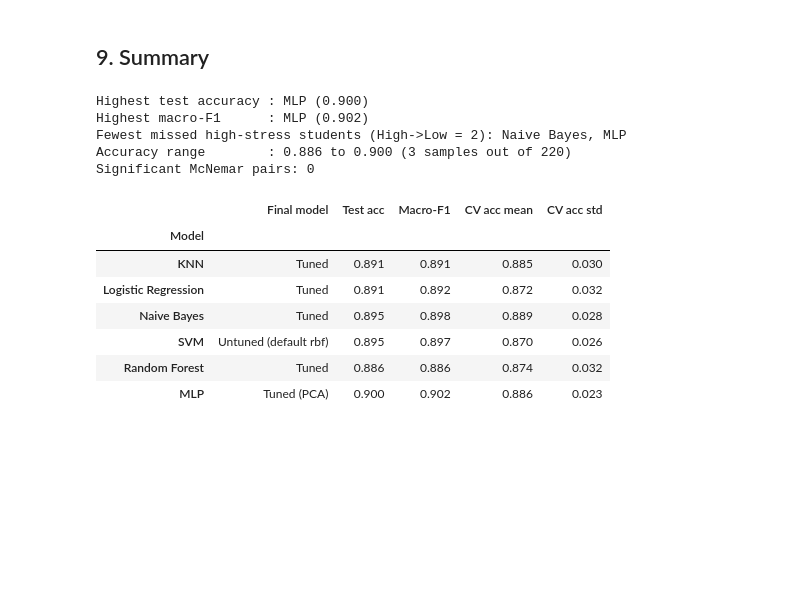
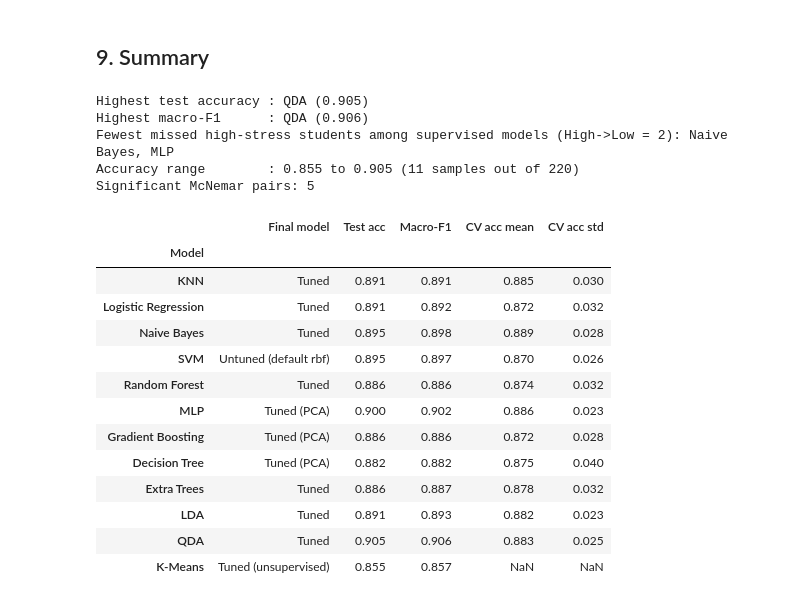
Before and after one commit to chandiracje/AIMAL_Project_Y2S1_G8.1_03, a Jupyter notebook: notebooks/Model_Comparison.ipynb, the cells around one changed output. Drawn from its saved outputs; the diff is of its cells as text; code cells hidden in the pictures; blank space fills up the shorter version.

```diff
--- a/notebooks/Model_Comparison.ipynb
+++ b/notebooks/Model_Comparison.ipynb
@@ -54,7 +56,14 @@ REGISTRY = {
     "SVM":                 ("svm_model.pkl",                 "pca",         "Untuned (default rbf)"),
     "Random Forest":       ("random_forest_model.pkl",       "rf_top10",    "Tuned"),
     "MLP":                 ("mlp_tuned.pkl",                 "pca",         "Tuned (PCA)"),
+    "Gradient Boosting":   ("gradient_boosting_model.pkl",   "pca",         "Tuned (PCA)"),
+    "Decision Tree":       ("decision_tree_model.pkl",       "pca",         "Tuned (PCA)"),
+    "Extra Trees":         ("extra_trees_model.pkl",         "anova_top10", "Tuned"),
+    "LDA":                 ("lda_model.pkl",                 "anova_top10", "Tuned"),
+    "QDA":                 ("qda_model.pkl",                 "anova_top10", "Tuned"),
+    "K-Means":             ("kmeans_model.pkl",              "anova_top10", "Tuned (unsupervised)"),
 }
+UNSUPERVISED = {"K-Means"}   # saved as {"model": KMeans, "mapping": {cluster: stress level}}
 # %% [markdown]
 ## 2. Load data and saved models (with sanity checks)
 # %%
@@ -80,9 +89,20 @@ pca          train=(880, 3)  test=(220, 3)  features=2
 
 All feature sets share the same test rows. n_test = 220
 # %%
+class ClusterClassifier:
+    # wraps a fitted KMeans and its cluster -> stress level mapping so it behaves like a classifier
+    def __init__(self, km, mapping):
+        self.km, self.mapping = km, mapping
+        self.n_features_in_ = km.n_features_in_
+        self.feature_names_in_ = getattr(km, "feature_names_in_", None)
+    def predict(self, X):
+        return np.array([self.mapping[c] for c in self.km.predict(X)])
+
 models = {}
 for name, (pkl, fs, version) in REGISTRY.items():
     m = joblib.load(MODELS / pkl)
+    if isinstance(m, dict) and "model" in m:                  # K-Means file
+        m = ClusterClassifier(m["model"], m["mapping"])
     cols = data[fs]["cols"]
 
     n_in = getattr(m, "n_features_in_", None)
@@ -149,6 +181,10 @@ cv = StratifiedKFold(n_splits=5, shuffle=True, random_state=SEED)
 
 cv_rows = []
 for name, (pkl, fs, version) in REGISTRY.items():
+    if name in UNSUPERVISED:          # no CV accuracy for an unsupervised model
+        cv_rows.append({"Model": name, "CV acc mean": np.nan, "CV acc std": np.nan,
+                        "CV F1 mean": np.nan, "CV F1 std": np.nan})
+        continue
     d = data[fs]
     r = cross_validate(clone(models[name]), d["X_train"], d["y_train"], cv=cv,
                        scoring=["accuracy", "f1_macro"], n_jobs=-1)
@@ -196,13 +258,13 @@ x = np.arange(len(order)); w = 0.38
 acc = results["Test acc"].to_numpy()
 err = np.vstack([acc - results["Acc 95% CI low"], results["Acc 95% CI high"] - acc])
 
-fig, ax = plt.subplots(figsize=(11, 5))
+fig, ax = plt.subplots(figsize=(16, 5.5))
 ax.bar(x - w/2, acc, w, yerr=err, capsize=4, label="Test accuracy (95% CI)", color="#1F3864")
 ax.bar(x + w/2, results["Macro-F1"], w, label="Macro-F1", color="#6F9BD8")
 for i, (a, f) in enumerate(zip(acc, results["Macro-F1"])):
-    ax.text(i - w/2, 0.775, f"{a:.3f}", ha="center", color="white", fontsize=9)
-    ax.text(i + w/2, 0.775, f"{f:.3f}", ha="center", color="white", fontsize=9)
-ax.set_xticks(x); ax.set_xticklabels(order)
+    ax.text(i - w/2, 0.775, f"{a:.3f}", ha="center", color="white", fontsize=8, rotation=90)
+    ax.text(i + w/2, 0.775, f"{f:.3f}", ha="center", color="white", fontsize=8, rotation=90)
+ax.set_xticks(x); ax.set_xticklabels(order, rotation=30, ha="right")
 ax.set_ylim(0.75, 0.97); ax.set_ylabel("Score")
 ax.set_title("Final model comparison on the test set (n = %d)" % n_test)
 ax.grid(axis="y", linestyle="--", alpha=0.4); ax.legend()
@@ -274,29 +345,36 @@ Significant pairs (p < 0.05): 0
 # %%
 best_acc = results["Test acc"].idxmax()
 best_f1  = results["Macro-F1"].idxmax()
-fewest_missed = results["High->Low errors"].min()
+sup = [m for m in results.index if m not in UNSUPERVISED]      # K-Means excluded: it over-assigns Medium
+fewest_missed = results.loc[sup, "High->Low errors"].min()
 print(f"Highest test accuracy : {best_acc} ({results.loc[best_acc, 'Test acc']:.3f})")
 print(f"Highest macro-F1      : {best_f1} ({results.loc[best_f1, 'Macro-F1']:.3f})")
-print("Fewest missed high-stress students (High->Low = %d): %s" %
-      (fewest_missed, ", ".join(results.index[results['High->Low errors'] == fewest_missed])))
+print("Fewest missed high-stress students among supervised models (High->Low = %d): %s" %
+      (fewest_missed, ", ".join(m for m in sup if results.loc[m, "High->Low errors"] == fewest_missed)))
 print(f"Accuracy range        : {results['Test acc'].min():.3f} to {results['Test acc'].max():.3f} "
       f"({results['Correct'].max() - results['Correct'].min()} samples out of {n_test})")
-print(f"Significant McNemar pairs: {int((off < 0.05).sum() // 2)}")
+print(f"Significant McNemar pairs: {len(sig)}")
 
 summary = results[["Final model", "Test acc", "Macro-F1"]].join(cv_df[["CV acc mean", "CV acc std"]]).round(3)
 display(summary)
 summary.to_csv(OUT / "model_comparison_summary.csv")
 # %% [output]
-Highest test accuracy : MLP (0.900)
-Highest macro-F1      : MLP (0.902)
-Fewest missed high-stress students (High->Low = 2): Naive Bayes, MLP
-Accuracy range        : 0.886 to 0.900 (3 samples out of 220)
-Significant McNemar pairs: 0
+Highest test accuracy : QDA (0.905)
+Highest macro-F1      : QDA (0.906)
+Fewest missed high-stress students among supervised models (High->Low = 2): Naive Bayes, MLP
+Accuracy range        : 0.855 to 0.905 (11 samples out of 220)
+Significant McNemar pairs: 5
 |  | Final model | Test acc | Macro-F1 | CV acc mean | CV acc std |
 | Model |  |  |  |  |  |
 | KNN | Tuned | 0.891 | 0.891 | 0.885 | 0.030 |
 | Logistic Regression | Tuned | 0.891 | 0.892 | 0.872 | 0.032 |
 | Naive Bayes | Tuned | 0.895 | 0.898 | 0.889 | 0.028 |
 | SVM | Untuned (default rbf) | 0.895 | 0.897 | 0.870 | 0.026 |
 | Random Forest | Tuned | 0.886 | 0.886 | 0.874 | 0.032 |
 | MLP | Tuned (PCA) | 0.900 | 0.902 | 0.886 | 0.023 |
+| Gradient Boosting | Tuned (PCA) | 0.886 | 0.886 | 0.872 | 0.028 |
+| Decision Tree | Tuned (PCA) | 0.882 | 0.882 | 0.875 | 0.040 |
+| Extra Trees | Tuned | 0.886 | 0.887 | 0.878 | 0.032 |
+| LDA | Tuned | 0.891 | 0.893 | 0.882 | 0.023 |
+| QDA | Tuned | 0.905 | 0.906 | 0.883 | 0.025 |
+| K-Means | Tuned (unsupervised) | 0.855 | 0.857 | NaN | NaN |
```
Also changed, not shown: parts of 8 cells of this notebook, 8 other files.
